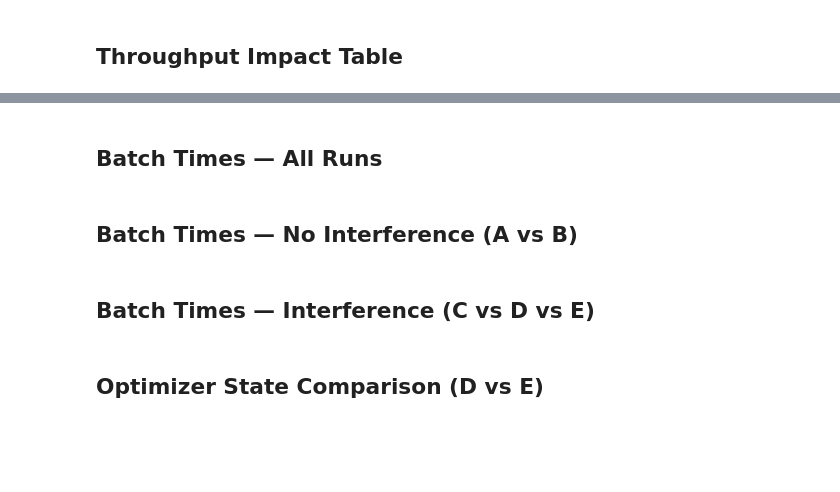
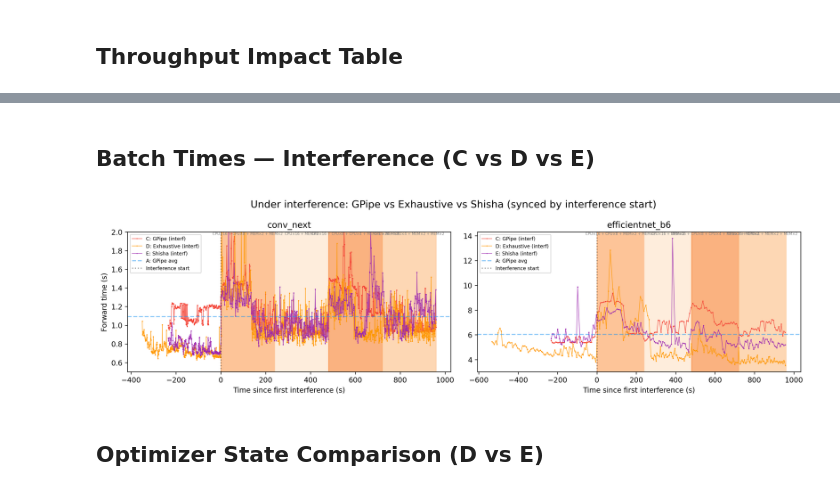
Before and after one commit to AndreiGhita2002/model-runner, a Jupyter notebook: data/experiment_graphs.ipynb, the cells around one changed output, grey strips where cells are left out. Saved outputs shown, nothing was run; the diff lists cells and outputs as text; code cells hidden in the pictures; blank space fills up the shorter version.

```diff
--- a/data/experiment_graphs.ipynb
+++ b/data/experiment_graphs.ipynb
@@ -7,7 +7,7 @@ import matplotlib.pyplot as plt
 import numpy as np
 
 %matplotlib inline
-plt.rcParams['figure.dpi'] = 120
+plt.rcParams['figure.dpi'] = 240
 # %% [markdown]
 ## Configuration
 # %%
@@ -356,2 +360,0 @@ for model in all_models:
-# %% [markdown]
-## Batch Times — All Runs
@@ -398,35 +361,3 @@ plt.show()
-# %% [markdown]
-## Batch Times — No Interference (A vs B)
-# %%
-no_interf_runs = {k: v for k, v in runs.items() if k in ("A", "B")}
-if no_interf_runs:
-    fig, axes = plt.subplots(1, len(all_models), figsize=(7 * len(all_models), 4), squeeze=False)
-
-    for idx, model in enumerate(all_models):
-        ax = axes[0][idx]
-        for run_id, data in sorted(no_interf_runs.items()):
-            result = data.get("results", {}).get(model)
-            if result is None:
-                continue
-            timed = [b for b in result.get("batches", []) if "timing" in b]
-            elapsed = [b["timing"]["end"] - b["timing"]["start"] for b in timed]
-            if not elapsed:
-                continue
-            info = RUN_INFO.get(run_id, {})
-            ax.plot(range(len(elapsed)), elapsed,
-                    color=info.get("color", "gray"), alpha=0.8,
-                    label=f"{run_id}: {info.get('label', '?')}",
-                    marker=".", markersize=2)
-        ax.set_title(model)
-        ax.set_xlabel("Batch index")
-        ax.set_ylabel("Forward time (s)" if idx == 0 else "")
-        ax.legend(fontsize="small")
-
-    fig.suptitle("No interference: GPipe vs Shisha", fontsize=14)
-    fig.tight_layout()
-    plt.show()
-else:
-    print("Runs A and B not available")
 # %% [markdown]
 ## Batch Times — Interference (C vs D vs E)
 # %%
@@ -512,6 +443,11 @@ def _get_interf_color(label, all_periods):
     # Map to 0.15–0.55 range of the colormap (avoid too faint or too dark)
     return _INTERF_CMAP(0.15 + norm * 0.4)
 
+# Y-axis limits per model (None = auto)
+Y_LIMITS = {
+    "conv_next": (0.5, 2),
+}
+
 interf_runs = {k: v for k, v in runs.items() if k in ("C", "D", "E")}
 if interf_runs:
     fig, axes = plt.subplots(1, len(all_models), figsize=(7 * len(all_models), 4), squeeze=False)
@@ -544,33 +480,38 @@ if interf_runs:
             elapsed = [b["timing"]["end"] - b["timing"]["start"] for b in timed]
 
             info = RUN_INFO.get(run_id, {})
             ax.plot(t_since_interf, elapsed,
                     color=info.get("color", "gray"), alpha=0.8,
                     label=f"{run_id}: {info.get('label', '?')}",
                     marker=".", markersize=1, linewidth=0.8)
 
         # Run A mean as baseline
         if "A" in runs:
             a_result = runs["A"].get("results", {}).get(model)
             if a_result:
                 a_timed = [b for b in a_result.get("batches", []) if "timing" in b]
                 a_times = [b["timing"]["end"] - b["timing"]["start"] for b in a_timed]
                 if a_times:
                     ax.axhline(np.mean(a_times), color=RUN_INFO["A"]["color"],
                                linestyle="--", alpha=0.5, label="A: GPipe avg")
 
         ax.axvline(0, color="black", linestyle=":", alpha=0.4, label="Interference start")
 
         ax.set_title(model)
         ax.set_xlabel("Time since first interference (s)")
         ax.set_ylabel("Forward time (s)" if idx == 0 else "")
+        if model in Y_LIMITS:
+            ax.set_ylim(Y_LIMITS[model])
         ax.legend(fontsize="x-small")
 
     fig.suptitle("Under interference: GPipe vs Exhaustive vs Shisha (synced by interference start)", fontsize=14)
     fig.tight_layout()
+
     plt.show()
 else:
     print("Runs C, D, E not available")
+# %% [output]
+[figure, added]
 # %% [markdown]
 ## Optimizer State Comparison (D vs E)
 # %%
```
Also changed, not shown: parts of 4 cells of this notebook, 2 other files.
